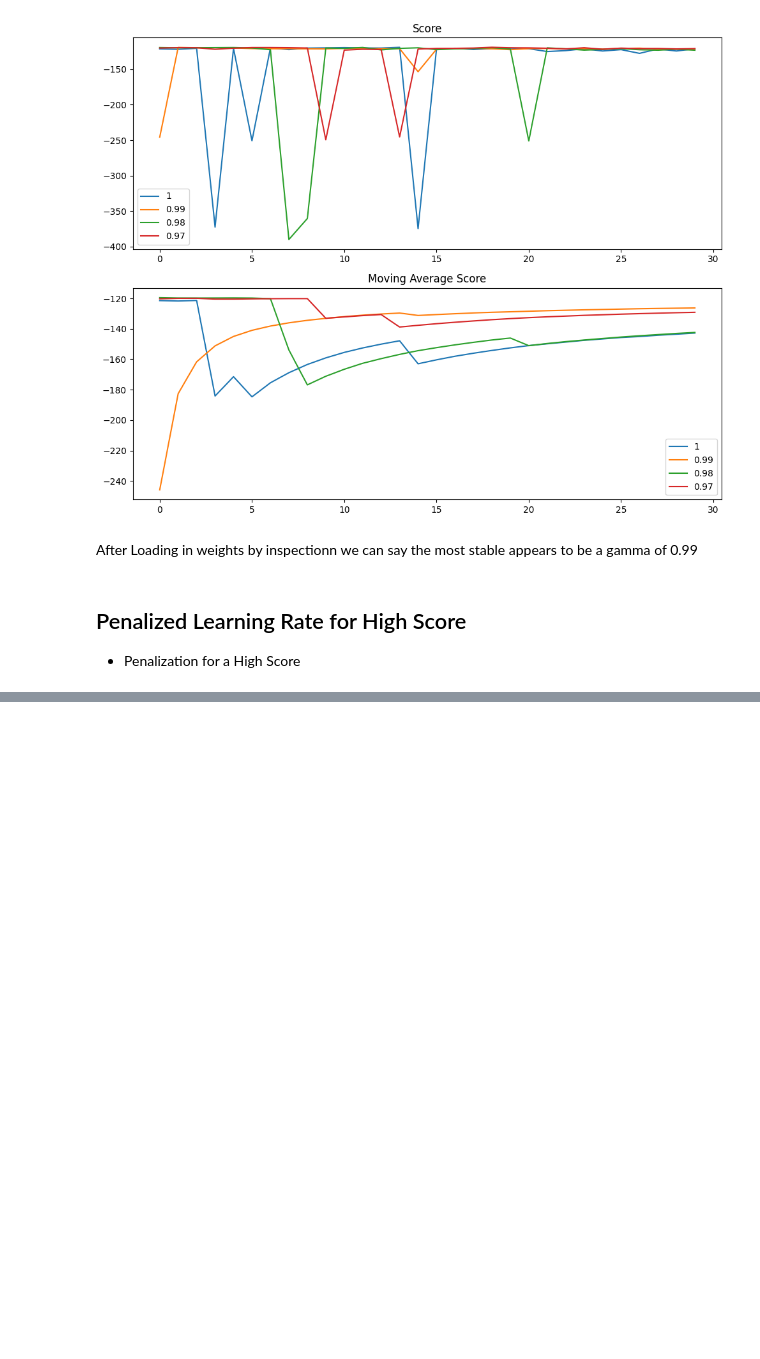
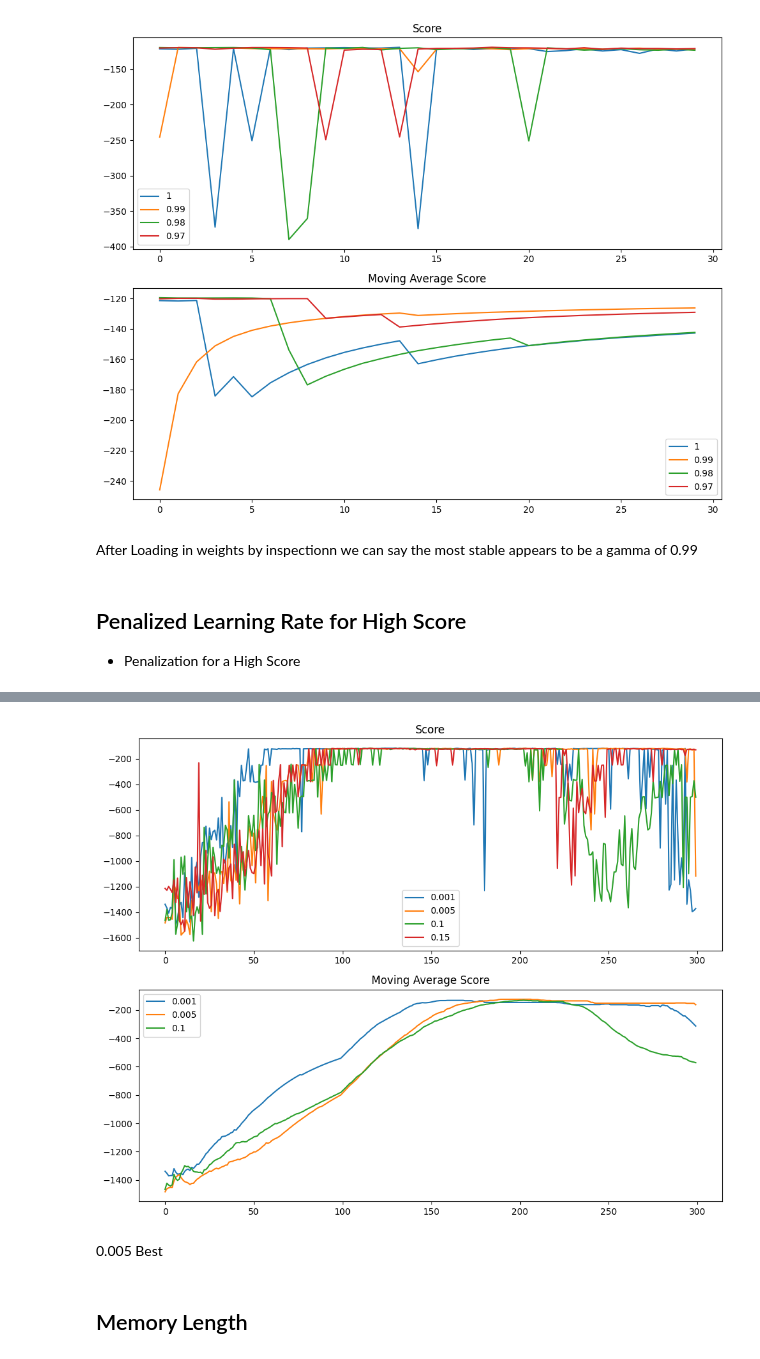
Before and after one commit to jeffpatel71/DELE_CA2, a Jupyter notebook: Finale-Finished copy.ipynb, the cells around one changed output, grey strips where cells are left out. Cells and saved outputs as stored; diff of their text form; code cells hidden in the pictures; blank space fills up the shorter version.

```diff
--- a/Finale-Finished copy.ipynb
+++ b/Finale-Finished copy.ipynb
@@ -555,5 +550,0 @@ It appears that 0.85
-# %%
-dqn = DQN(InputShape = 3, NActions = 40, Gamma = 0.98, high_penalty=0.95)
-scores, average = RunEpisodes(dqn, 300, save_weights='testingsomething', load_weights=False)
-
-sns.lineplot(x=episode_number, y=scores, label="Score")
@@ -582,8 +555,8 @@ Total time taken: 1060.8284850120544 seconds ...
 # %%
-Epsilon_Decay_Scores = []
-Epsilon_Decay_Average = []
-for i in Epsilon_Decay:
-    dqn = DQN(InputShape = 3, Epsilon_Decay = i)
-    scores, average = RunEpisodes(dqn, EPISODES)
-    Epsilon_Decay_Scores.append(scores)
-    Epsilon_Decay_Average.append(average)
+Low_Score_Epsilon_Increase_Score = []
+Low_Score_Epsilon_Increase_Average = []
+for i in Low_Score_Epsilon_Increase:
+    dqn = DQN(InputShape = 3, NActions = 40, Gamma = 0.98, low_penalty= 1.1, low_score_epsilon=i)
+    scores, average = RunEpisodes(dqn, EPISODES, save_weights=f'Low_Score_Epsilon_Increase_{i}.h5', load_weights=False)
+    Low_Score_Epsilon_Increase_Score.append(scores)
+    Low_Score_Epsilon_Increase_Average.append(average)
@@ -590,16 +581,18 @@ for i in Epsilon_Decay:
 # %%
 plt.figure(figsize=(10, 8))
 
 plt.subplot(2,1,1)
-for i in range(len(Epsilon_Decay)):
-    sns.lineplot(x=episode_number, y=Epsilon_Decay_Scores[i], label=Epsilon_Decay[i])
+for i in range(len(Low_Score_Epsilon_Increase)):
+    sns.lineplot(x=episode_number, y=Low_Score_Epsilon_Increase_Score[i], label=Low_Score_Epsilon_Increase[i])
 plt.title('Score')
 
 # Moving Average Score
 plt.subplot(2, 1, 2)
 for i in range (len(Epsilon_Decay)):
-    sns.lineplot(x=episode_number, y=Epsilon_Decay_Average[i], label=Epsilon_Decay[i])
+    sns.lineplot(x=episode_number, y=Low_Score_Epsilon_Increase_Average[i], label=Low_Score_Epsilon_Increase[i])
 plt.title('Moving Average Score')
 
 plt.tight_layout()
 plt.show()
+# %% [output]
+[figure, added]
@@ -607,0 +599,4 @@ STOP
+# %% [markdown]
+0.005 Best
+# %% [markdown]
+## Memory Length
```
Also changed, not shown: parts of 28 cells of this notebook, 48 other files.
